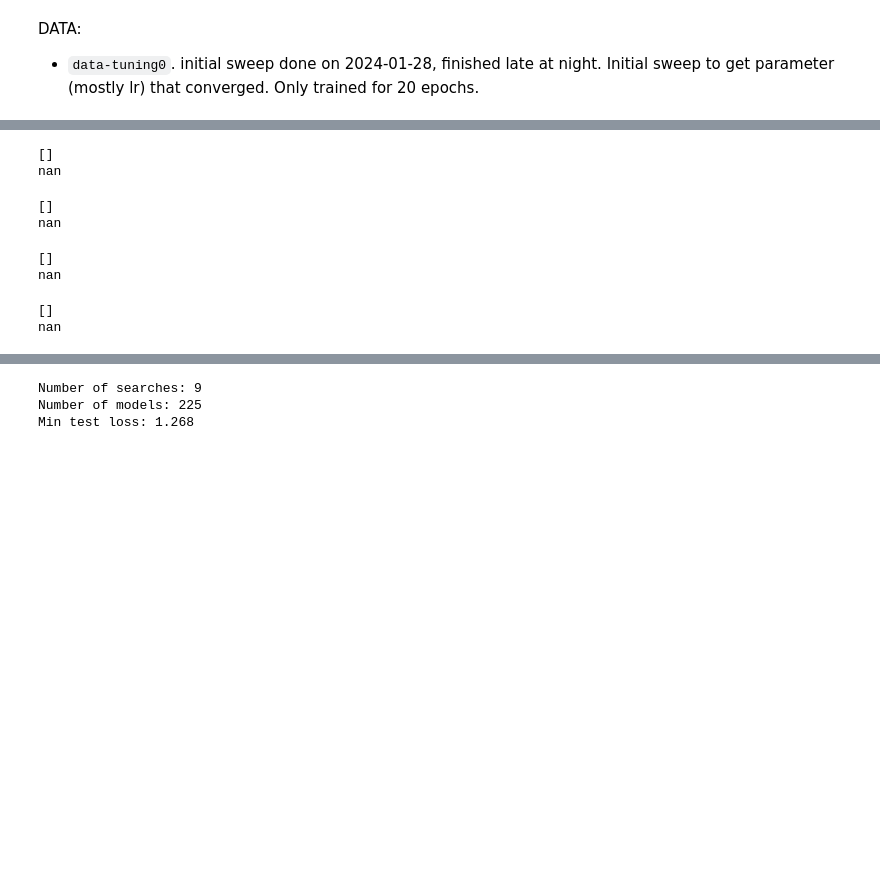
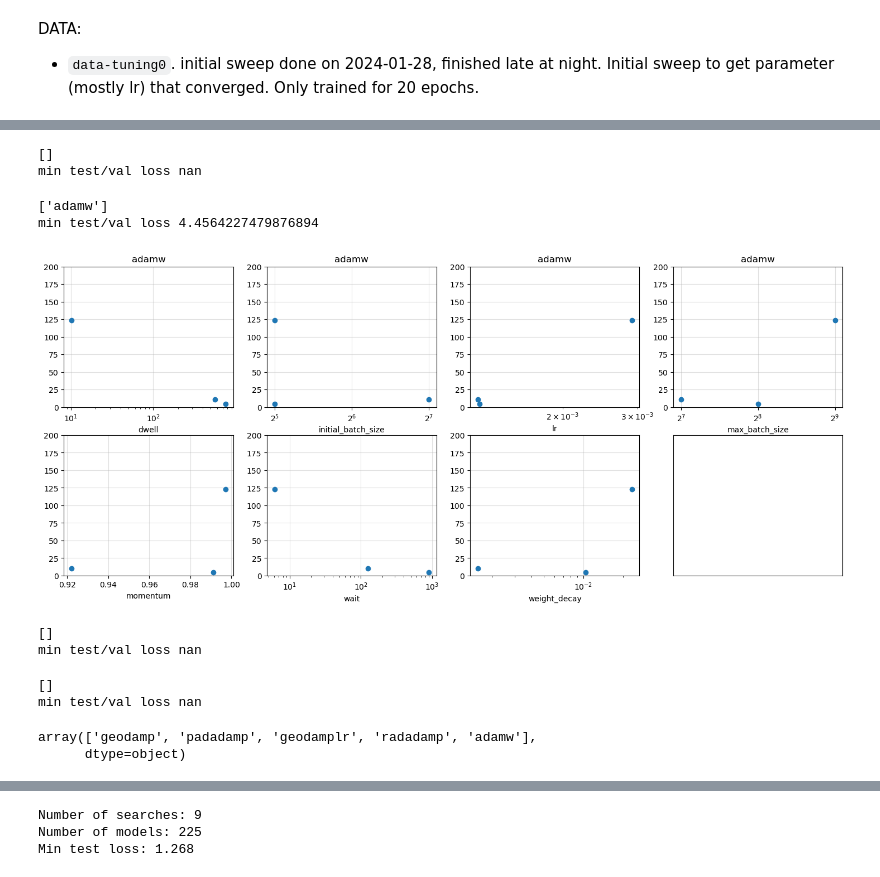
Before and after one commit to stsievert/adadamp-experiments, a Jupyter notebook: exp-autoencoder/viz-random-search.ipynb, the cells around one changed output, grey strips where cells are left out. Cells and saved outputs as stored; diff of their text form; code cells hidden in the pictures; blank space fills up the shorter version.

```diff
--- a/exp-autoencoder/viz-random-search.ipynb
+++ b/exp-autoencoder/viz-random-search.ipynb
@@ -117,20 +123,26 @@ fig, axs = show("geodamplr", cv_results)
 # %%
-fig, axs = show("adagrad", cv_results)
+fig, axs, df = show("adagrad", cv_results)
 # %% [output]
 []
-nan
+min test/val loss nan
 # %%
-fig, axs = show("adamw", cv_results)
+fig, axs, df = show("adamw", cv_results)
 # %% [output]
-[]
-nan
+['adamw']
+min test/val loss 4.4564227479876894
+[figure, added]
 # %%
-fig, axs = show("gd", cv_results)
+fig, axs, df = show("gd", cv_results)
 # %% [output]
 []
-nan
+min test/val loss nan
 # %%
-fig, axs = show("sgd", cv_results)
+fig, axs, df = show("sgd", cv_results)
 # %% [output]
 []
-nan
+min test/val loss nan
+# %%
+cv_results.param_damper.unique()
+# %% [output]
+array(['geodamp', 'padadamp', 'geodamplr', 'radadamp', 'adamw'],
+      dtype=object)
```
Also changed, not shown: parts of 15 cells of this notebook, 1 other file.
